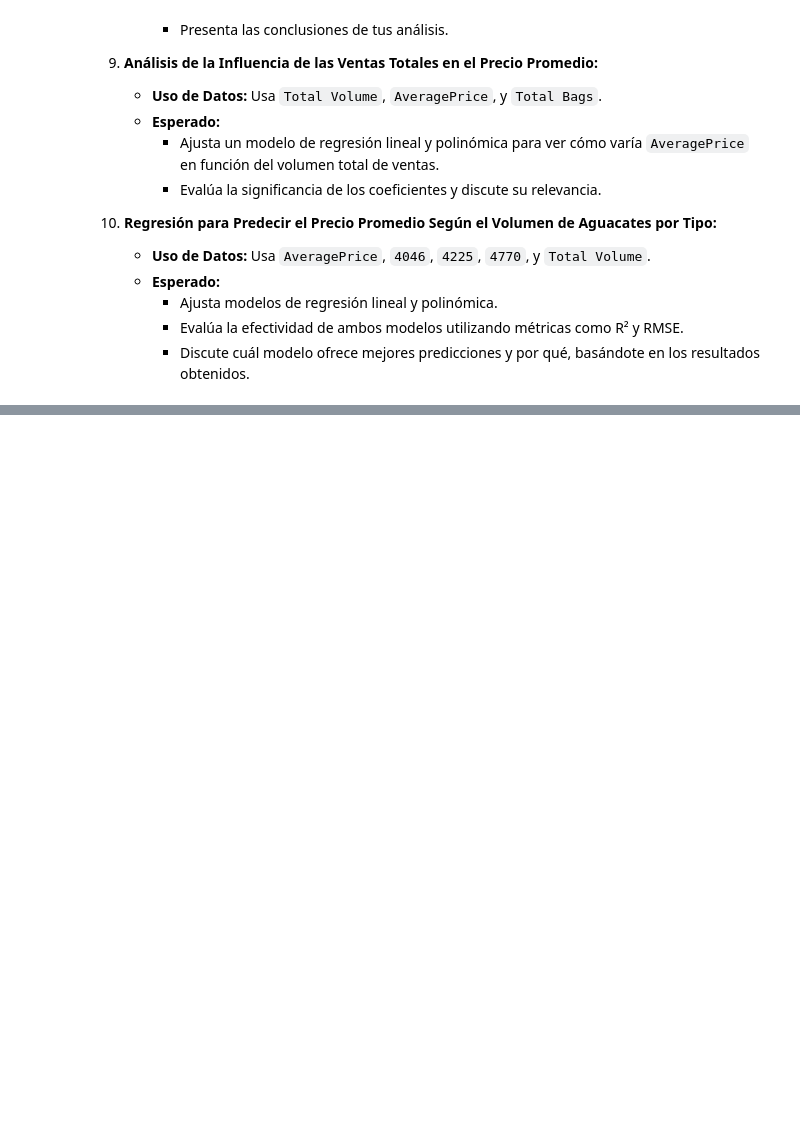
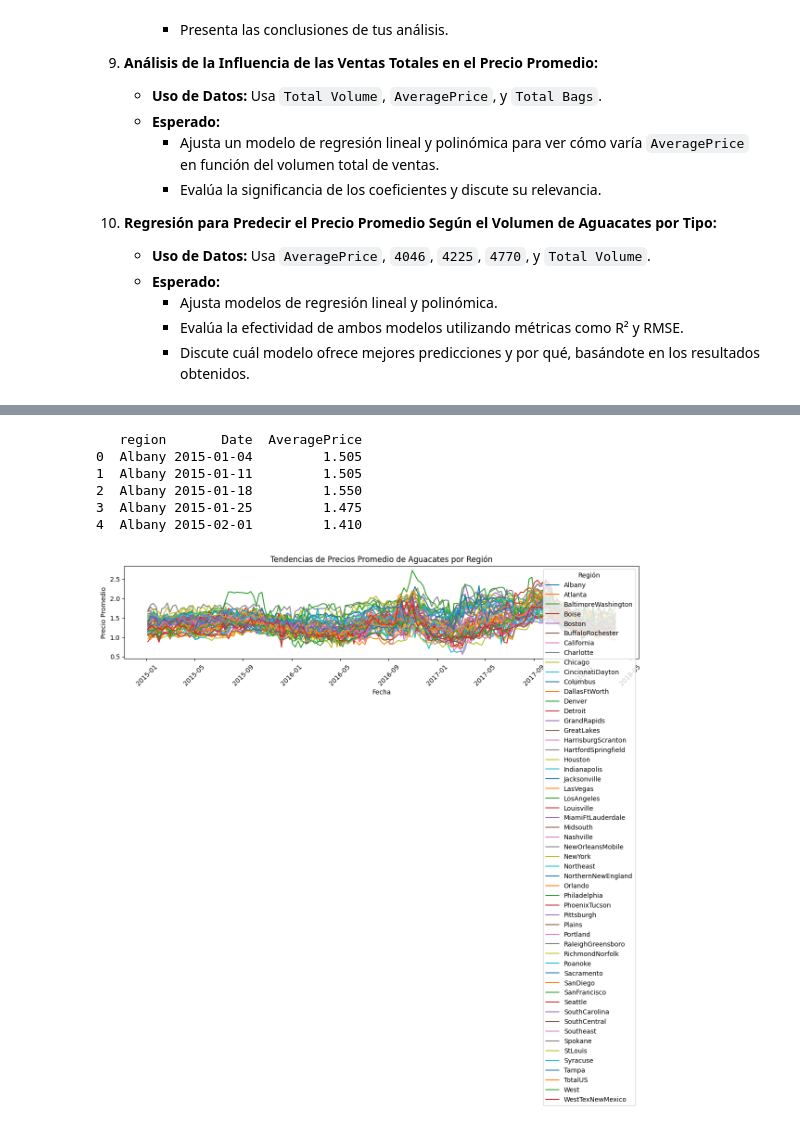
Before and after one commit to Layola27/Proyecto1-IA, a Jupyter notebook: proyectoV2.ipynb, the cells around one changed output, grey strips where cells are left out. Cells and saved outputs as stored; diff of their text form; code cells hidden in the pictures; blank space fills up the shorter version.

```diff
--- a/proyectoV2.ipynb
+++ b/proyectoV2.ipynb
@@ -389,20 +275,0 @@ plt.show()
-# %%
-# Agrupar por región y fecha, calculando el promedio de AveragePrice
-region_seasonality = data.groupby(['region', 'Date'])['AveragePrice'].mean().reset_index()
-
-# Seleccionar algunas regiones para simplificar la visualización
-selected_regions = ['California', 'NewYork', 'Texas', 'Florida']
-filtered_data = region_seasonality[region_seasonality['region'].isin(selected_regions)]
-
-# Crear un gráfico de líneas para cada región
-plt.figure(figsize=(12, 6))
-for region in selected_regions:
-    regional_data = filtered_data[filtered_data['region'] == region]
-    plt.plot(regional_data['Date'], regional_data['AveragePrice'], label=region)
-
-plt.title('Variación de Precios por Región a lo Largo del Tiempo')
-plt.xlabel('Fecha')
-plt.ylabel('Precio Promedio')
-plt.legend(title='Región')
-plt.grid()
-plt.show()
@@ -1327,0 +423,31 @@ Término constante (Polinómica): 1.4643384466882465
+# %%
+# Agrupar los datos por región y fecha
+data_grouped_region = data.groupby(['region', 'Date'])['AveragePrice'].mean().reset_index()
+
+# Verificar las primeras filas después de la agrupación
+print(data_grouped_region.head())
+
+# Graficar la tendencia de precios por región
+plt.figure(figsize=(12,8))
+
+# Graficar cada región
+for region in data_grouped_region['region'].unique():
+    region_data = data_grouped_region[data_grouped_region['region'] == region]
+    plt.plot(region_data['Date'], region_data['AveragePrice'], label=region)
+
+# Configuración de la gráfica
+plt.title('Tendencias de Precios Promedio de Aguacates por Región')
+plt.xlabel('Fecha')
+plt.ylabel('Precio Promedio')
+plt.legend(title="Región")
+plt.xticks(rotation=45)
+plt.tight_layout()
+plt.show()
+# %% [output]
+   region       Date  AveragePrice
+0  Albany 2015-01-04         1.505
+1  Albany 2015-01-11         1.505
+2  Albany 2015-01-18         1.550
+3  Albany 2015-01-25         1.475
+4  Albany 2015-02-01         1.410
+[figure, added]
```
Also changed, not shown: parts of 48 cells of this notebook.
